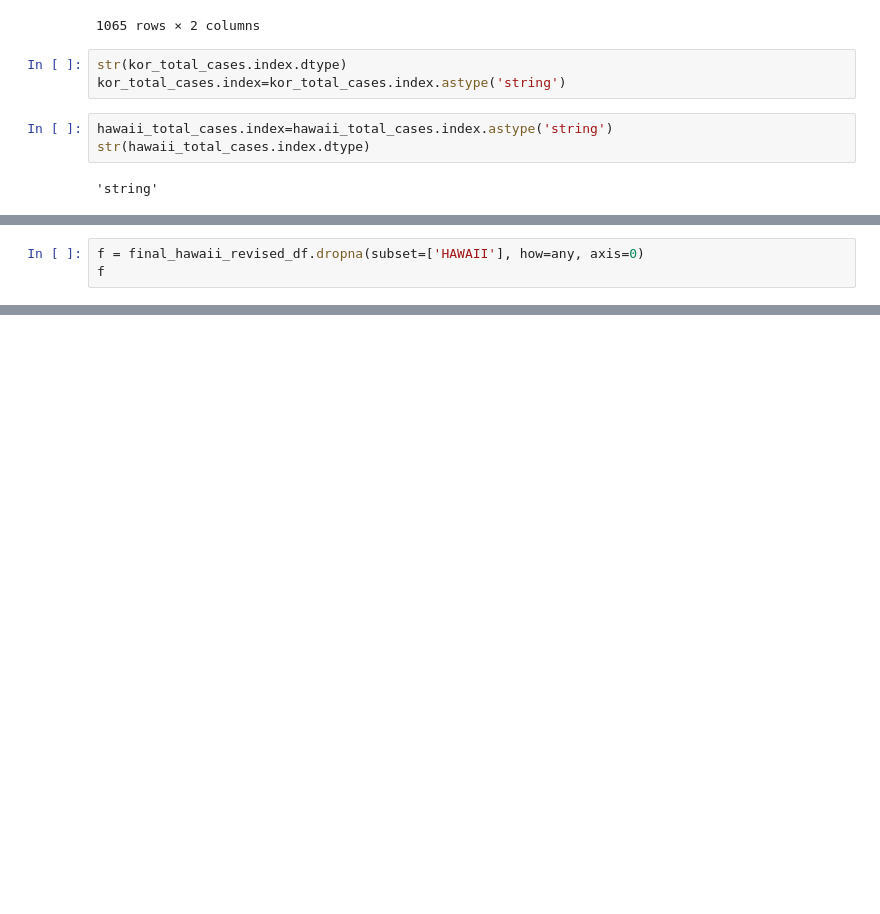
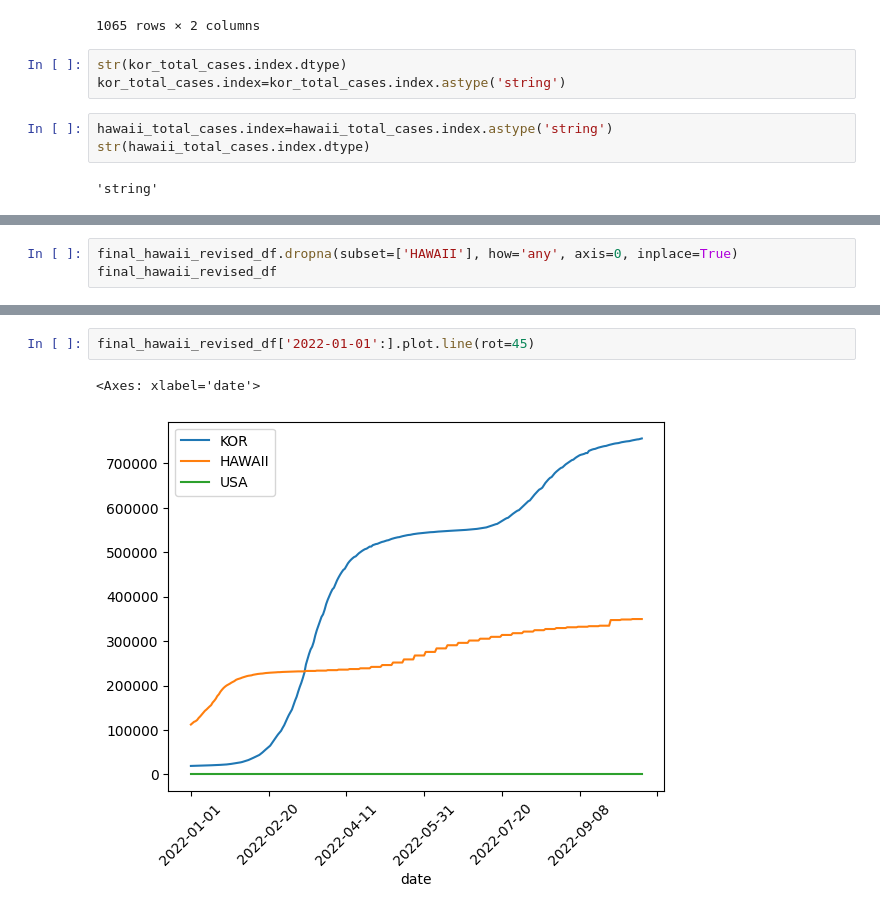
Before and after one commit to sojoyfulyouth/Pandas_DataAnalysis, a Jupyter notebook: COVID_Project2.ipynb, the cells around one changed output, grey strips where cells are left out. Saved outputs shown, nothing was run; the diff lists cells and outputs as text; blank space fills up the shorter version.

```diff
--- a/COVID_Project2.ipynb
+++ b/COVID_Project2.ipynb
@@ -551,4 +583,4 @@ final_hawaii_revised_df
 # %%
-f = final_hawaii_revised_df.dropna(subset=['HAWAII'], how=any, axis=0)
-f
+final_hawaii_revised_df.dropna(subset=['HAWAII'], how='any', axis=0, inplace=True)
+final_hawaii_revised_df
 # %% [output]
@@ -555,0 +601,5 @@ ValueError: invalid how option: <built-in function any>
+# %%
+final_hawaii_revised_df['2022-01-01':].plot.line(rot=45)
+# %% [output]
+<Axes: xlabel='date'>
+[figure, added]
```
Also changed, not shown: parts of 8 cells of this notebook.
